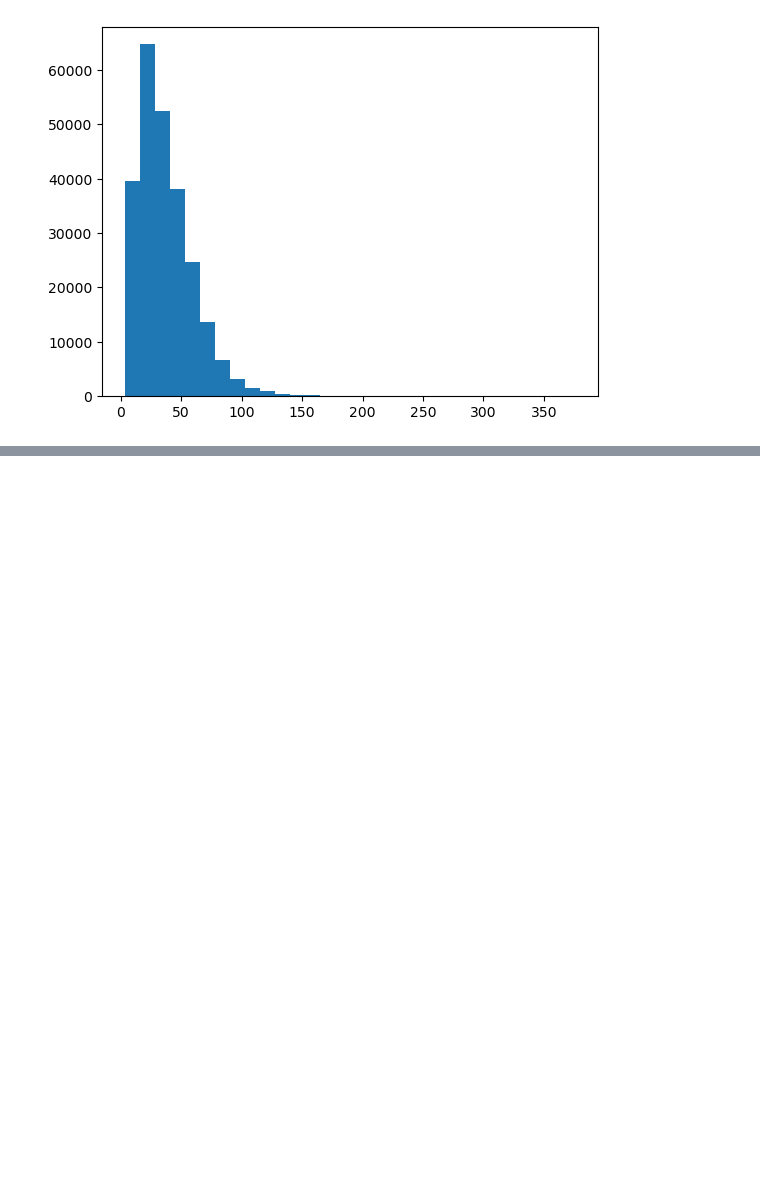
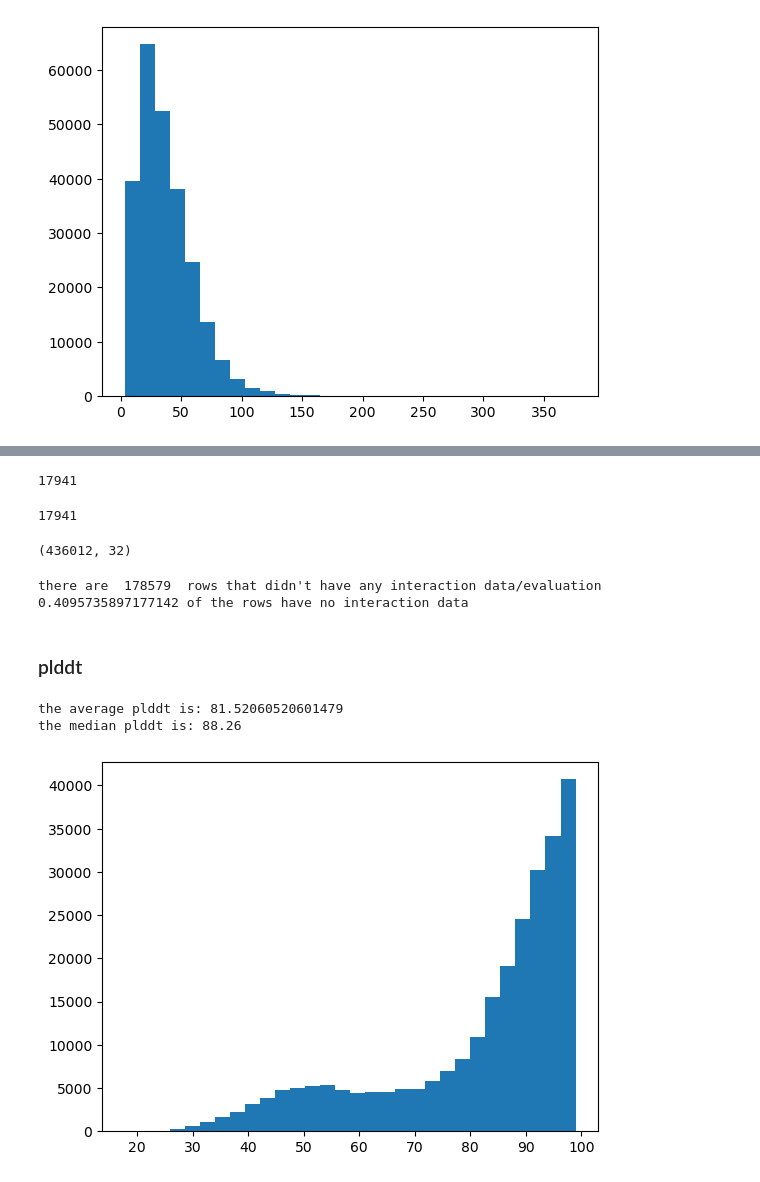
Before and after one commit to PhenoMeters/pheno_analysis, a Jupyter notebook: pockets_interfaces_analysis.ipynb, the cells around one changed output, grey strips where cells are left out. Drawn from its saved outputs; the diff is of its cells as text; code cells hidden in the pictures; blank space fills up the shorter version.

```diff
--- a/pockets_interfaces_analysis.ipynb
+++ b/pockets_interfaces_analysis.ipynb
@@ -99,0 +185,3 @@ plt.show()
+# %%
+stability_data = pd.read_csv("/people/imal967/git_repos/pheno_analysis/results/merged_stability_FINAL.csv")
+stability_data
@@ -99,0 +202,35 @@ plt.show()
+# %%
+len(stability_data['uniprotID'].unique())
+# %% [output]
+17941
+# %%
+len(pockets_data['uniprotID'].unique())
+# %% [output]
+17941
+# %%
+stability_data.shape
+# there are 435875 rows. which is slightly too small...
+# %% [output]
+(436012, 32)
+# %%
+rows_with_no_data = sum(np.isnan(stability_data["plddt"]))
+print("there are ", rows_with_no_data, " rows that didn't have any interaction data/evaluation")
+print(rows_with_no_data/stability_data.shape[0], "of the rows have no interaction data")
+# %% [output]
+there are  178579  rows that didn't have any interaction data/evaluation
+0.4095735897177142 of the rows have no interaction data
+# %% [markdown]
+### plddt
+# %%
+avg_plddt = stability_data["plddt"].mean()
+median_plddt = stability_data['plddt'].median()
+print("the average plddt is:", avg_plddt)
+print("the median plddt is:", median_plddt)
+# %% [output]
+the average plddt is: 81.52060520601479
+the median plddt is: 88.26
+# %%
+plt.hist(stability_data["plddt"],bins=30)
+plt.show()
+# %% [output]
+[figure, added]
```
Also changed, not shown: parts of 26 cells of this notebook, 2 other files.
